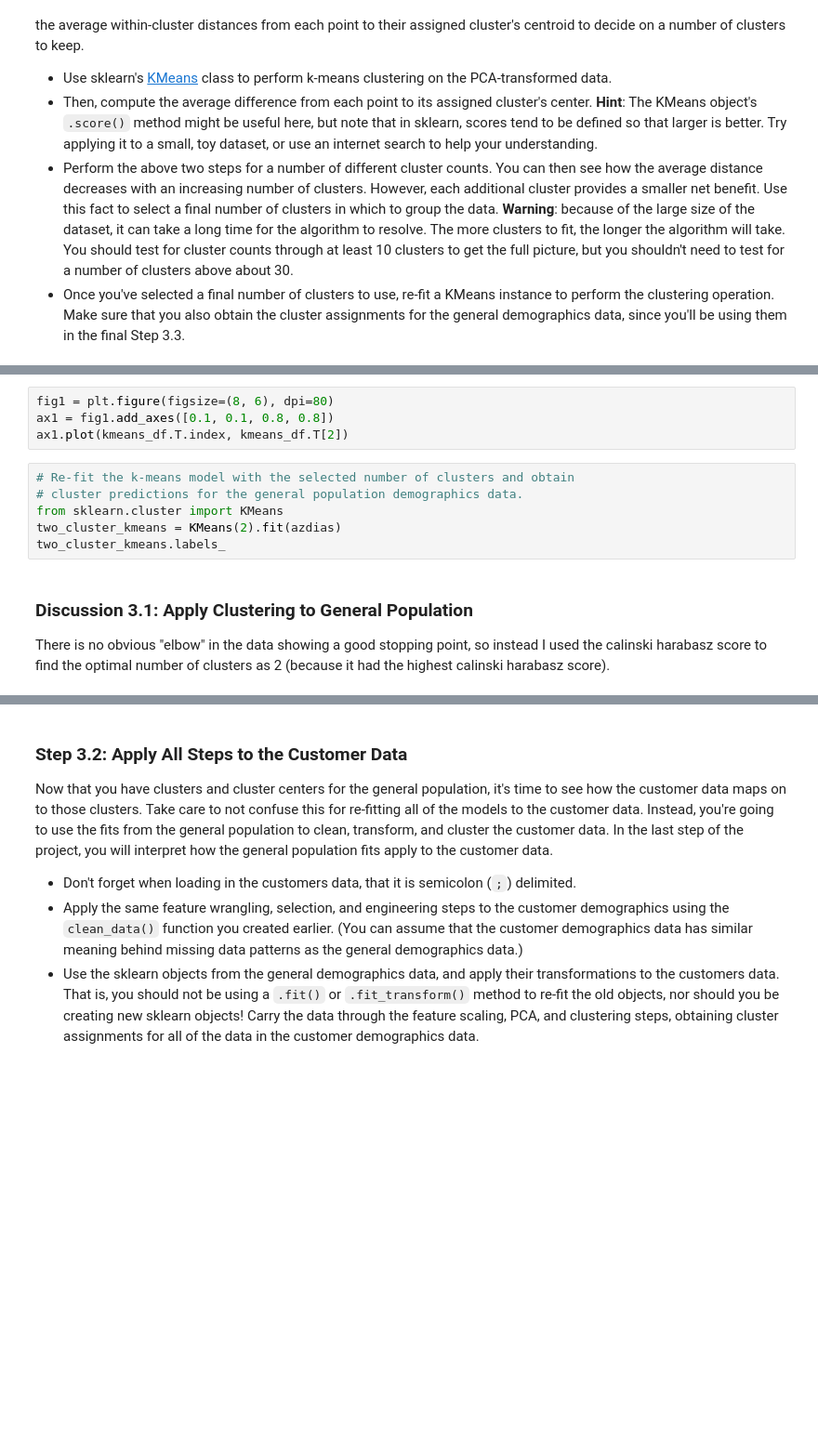
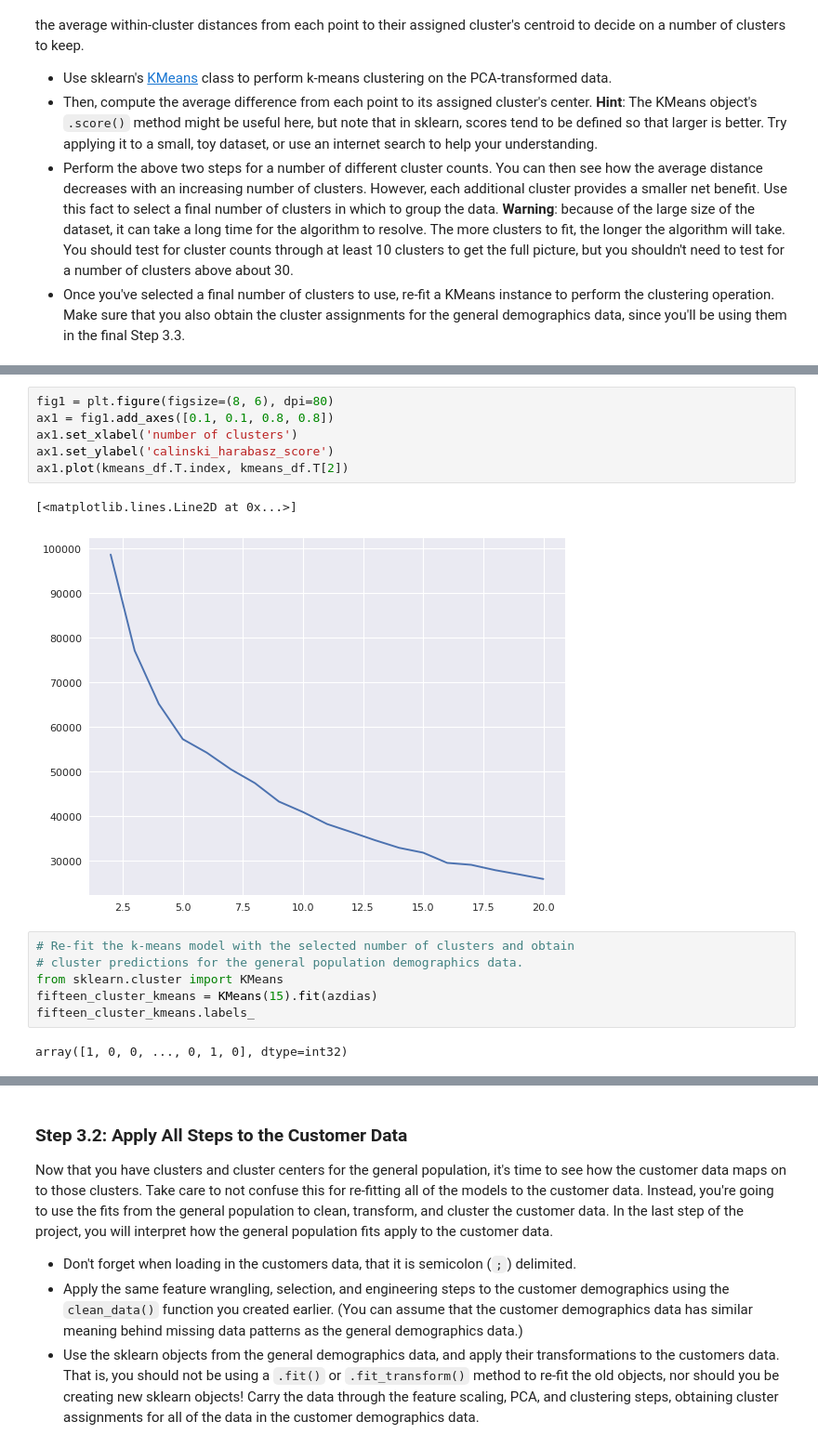
Before and after one commit to jeremymcit/Udacity, a Jupyter notebook: Identify_Customer_Segments.ipynb, the cells around one changed output, grey strips where cells are left out. Shown at 93% size. Drawn from its saved outputs; the diff is of its cells as text; blank space fills up the shorter version.

```diff
--- a/Identify_Customer_Segments.ipynb
+++ b/Identify_Customer_Segments.ipynb
@@ -720,14 +1047,17 @@ ax1.plot(kmeans_df.T.index, kmeans_df.T[1])
 # %%
 fig1 = plt.figure(figsize=(8, 6), dpi=80)
 ax1 = fig1.add_axes([0.1, 0.1, 0.8, 0.8])
+ax1.set_xlabel('number of clusters')
+ax1.set_ylabel('calinski_harabasz_score')
 ax1.plot(kmeans_df.T.index, kmeans_df.T[2])
+# %% [output]
+[<matplotlib.lines.Line2D at 0x...>]
+[figure, added]
 # %%
 # Re-fit the k-means model with the selected number of clusters and obtain
 # cluster predictions for the general population demographics data.
 from sklearn.cluster import KMeans
-two_cluster_kmeans = KMeans(2).fit(azdias)
-two_cluster_kmeans.labels_
+fifteen_cluster_kmeans = KMeans(15).fit(azdias)
+fifteen_cluster_kmeans.labels_
+# %% [output]
+array([1, 0, 0, ..., 0, 1, 0], dtype=int32)
-# %% [markdown]
-### Discussion 3.1: Apply Clustering to General Population
-
-There is no obvious "elbow" in the data showing a good stopping point, so instead I used the calinski harabasz score to find the optimal number of clusters as 2 (because it had the highest calinski harabasz score).
```
Also changed, not shown: parts of 45 cells of this notebook.
